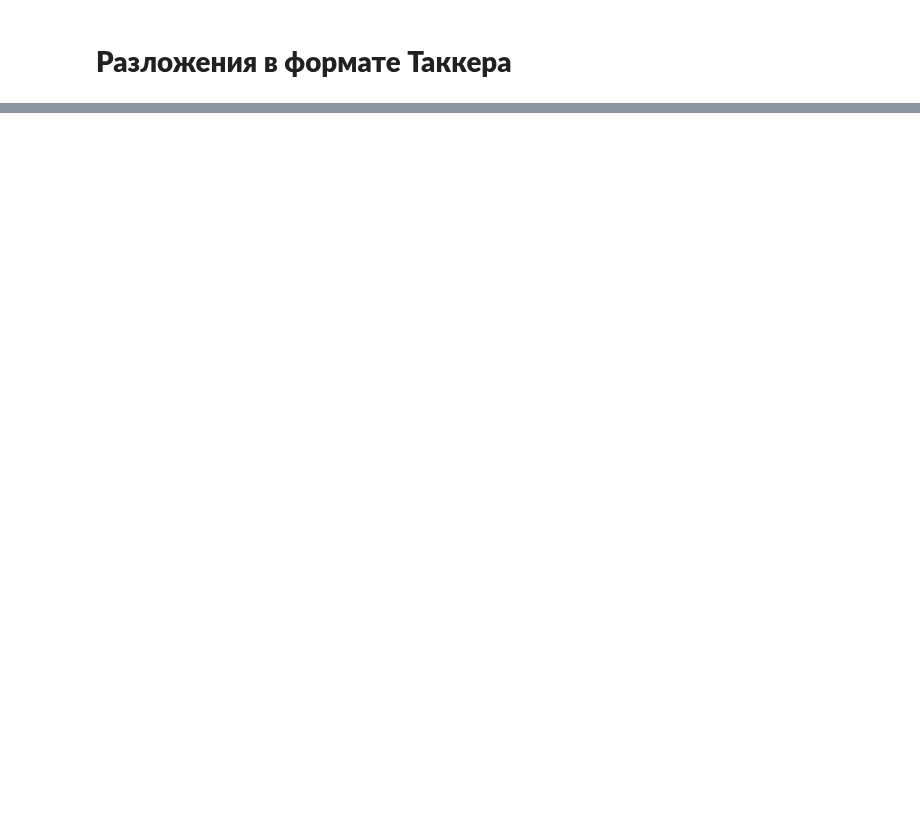
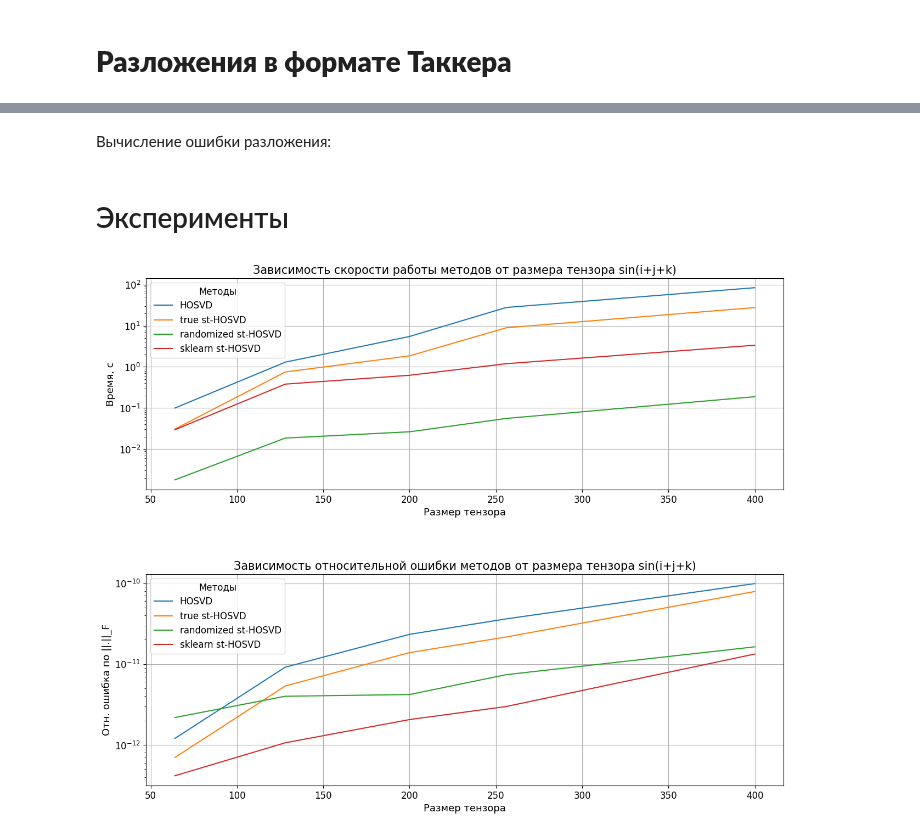
Before and after one commit to ol3gka/AI_Masters_NLA_projects_Matrix_Masters, a Jupyter notebook: Project_2/project_2.ipynb, the cells around one changed output, grey strips where cells are left out. Drawn from its saved outputs; the diff is of its cells as text; code cells hidden in the pictures; blank space fills up the shorter version.

Commit message:
Доделанные эксперименты по Таккеру

```diff
--- a/Project_2/project_2.ipynb
+++ b/Project_2/project_2.ipynb
@@ -379,0 +419,2 @@ def err(A, g, u, v, w):
+# %% [markdown]
+Вычисление ошибки разложения:
@@ -379,0 +439,2 @@ def err(A, g, u, v, w):
+# %% [markdown]
+# Эксперименты
@@ -380 +457,48 @@ def err(A, g, u, v, w):
+# %%
+# sin(i+j+k)
+time_hosvd, norm_hosvd = {}, {}
+time_sthosvd_true, norm_sthosvd_true = {}, {}
+time_sthosvd_rand, norm_sthosvd_rand = {}, {}
+time_sthosvd_skl, norm_sthosvd_skl = {}, {}
+r = 2
+for n in (64, 128, 200, 256, 400):
+    T = np.zeros((n, n, n))
+    for i in range(n):
+        for j in range(n):
+            for k in range(n):
+                T[i,j,k] = np.sin(i+j+k)
+    time_hosvd[n], norm_hosvd[n]= HOSVD_meas(T, r)
+    time_sthosvd_true[n], norm_sthosvd_true[n] = stHOSVD_meas(T, r, trueSVD)
+    time_sthosvd_rand[n], norm_sthosvd_rand[n] = stHOSVD_meas(T, r, randSVD)
+    time_sthosvd_skl[n], norm_sthosvd_skl[n] = stHOSVD_meas(T, r, randomized_svd)
+# %%
+fig, ax = plt.subplots(2, 1, figsize=(16, 12))
+
+ax[0].semilogy(time_hosvd.keys(), time_hosvd.values(), label='HOSVD')
+ax[0].semilogy(time_sthosvd_true.keys(), time_sthosvd_true.values(), label='true st-HOSVD')
+ax[0].semilogy(time_sthosvd_rand.keys(), time_sthosvd_rand.values(), label='randomized st-HOSVD')
+ax[0].semilogy(time_sthosvd_skl.keys(), time_sthosvd_skl.values(), label='sklearn st-HOSVD')
+ax[0].set_title('Зависимость скорости работы методов от размера тензора sin(i+j+k)', fontsize=15)
+ax[0].set_ylabel('Время, с', fontsize=13)
+ax[0].set_xlabel('Размер тензора', fontsize=13)
+ax[0].tick_params(axis='both', labelsize=12)
+ax[0].grid(True)
+ax[0].legend(title='Методы', fontsize=12, title_fontsize=12)
+
+ax[1].semilogy(norm_hosvd.keys(), norm_hosvd.values(), label='HOSVD')
+ax[1].semilogy(norm_sthosvd_true.keys(), norm_sthosvd_true.values(), label='true st-HOSVD')
+ax[1].semilogy(norm_sthosvd_rand.keys(), norm_sthosvd_rand.values(), label='randomized st-HOSVD')
+ax[1].semilogy(norm_sthosvd_skl.keys(), norm_sthosvd_skl.values(), label='sklearn st-HOSVD')
+ax[1].set_title('Зависимость относительной ошибки методов от размера тензора sin(i+j+k)', fontsize=15)
+ax[1].set_ylabel('Отн. ошибка по ||.||_F', fontsize=13)
+ax[1].set_xlabel('Размер тензора', fontsize=13)
+ax[1].tick_params(axis='both', labelsize=12)
+ax[1].grid(True)
+ax[1].legend(title='Методы', fontsize=12, title_fontsize=12)
+
+fig.set_size_inches(15, 12)
+plt.subplots_adjust(hspace=0.4)
+plt.show()
+# %% [output]
+[figure, added]
 # %%
```
Also changed, not shown: parts of 16 cells of this notebook.
